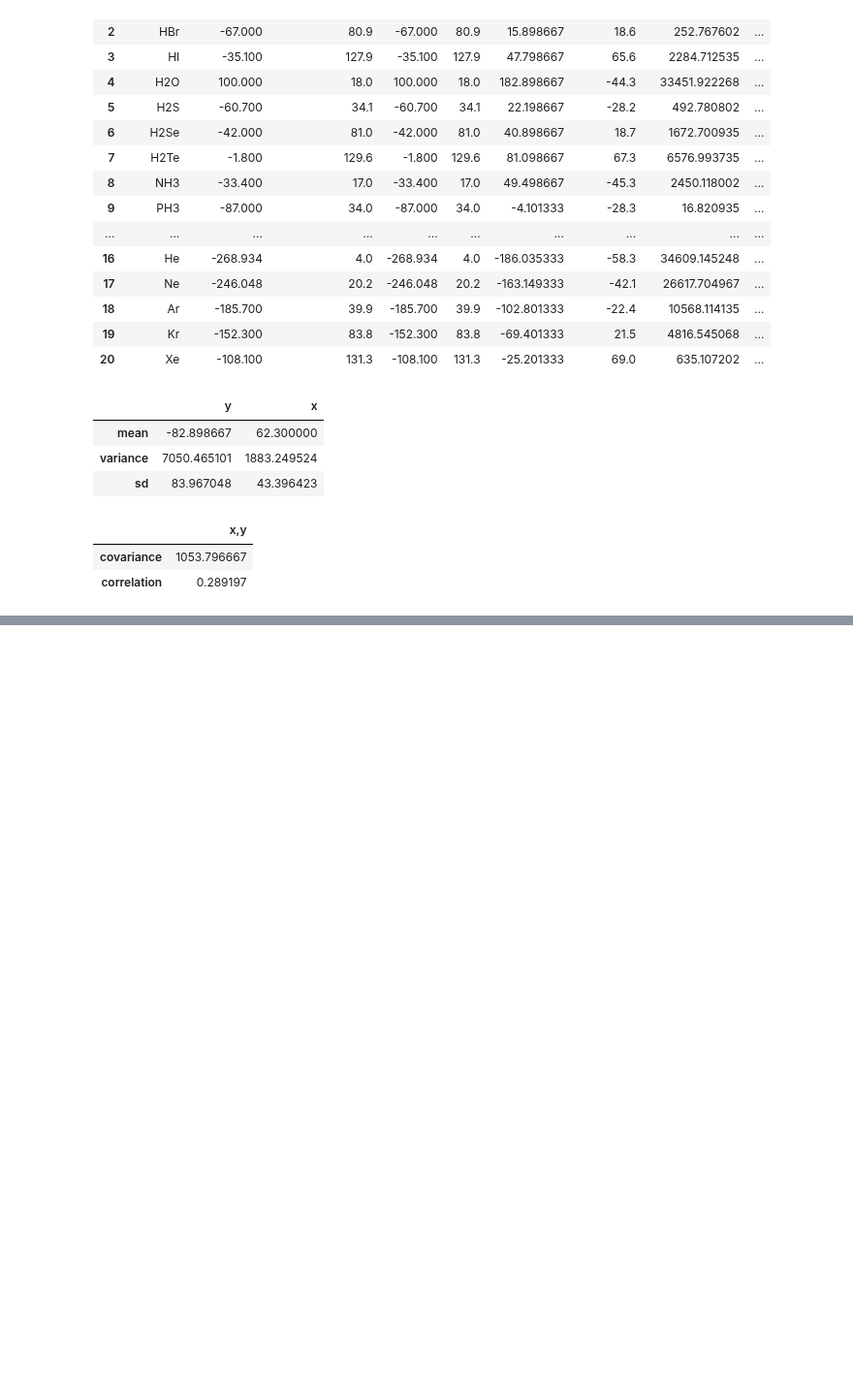
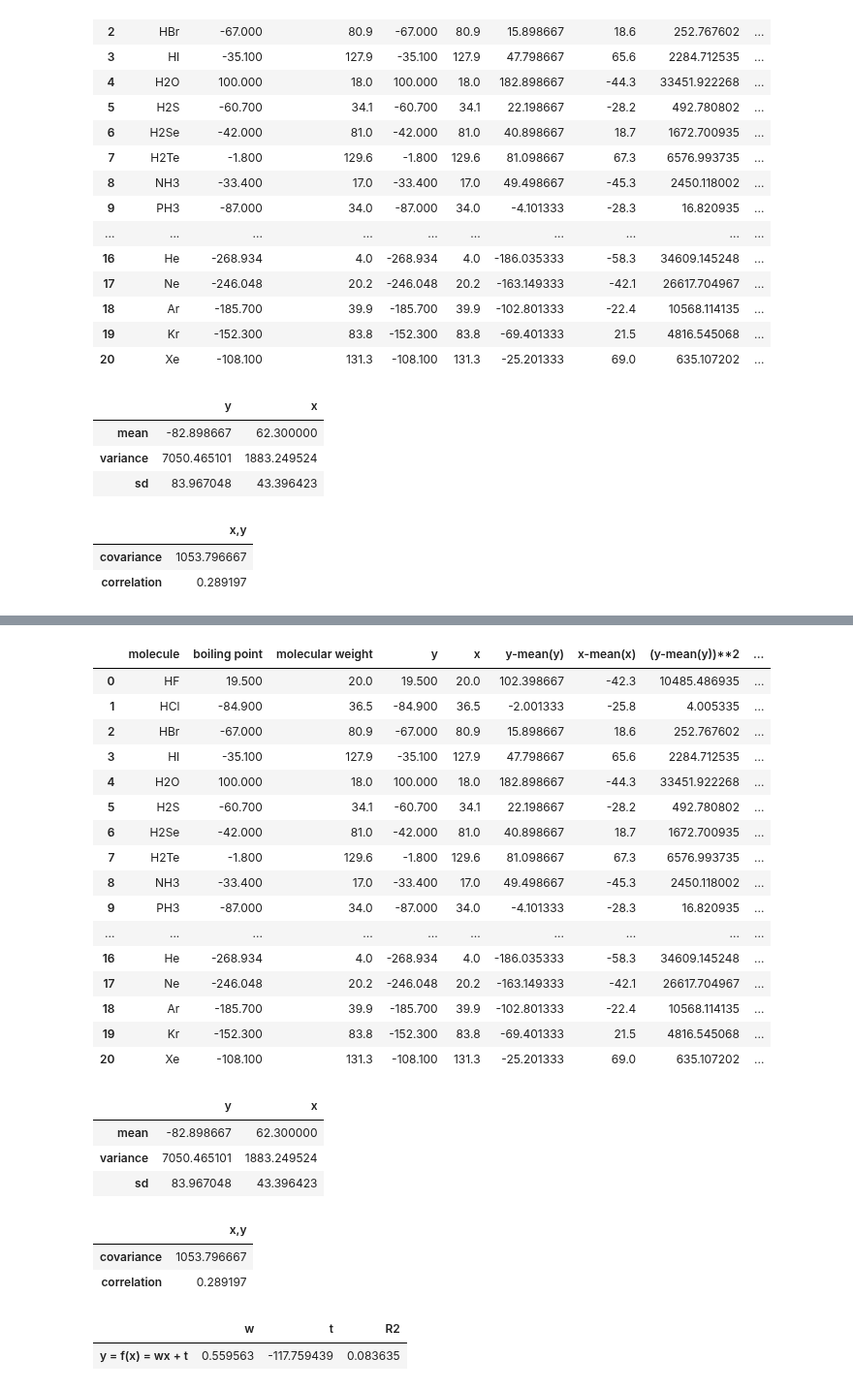
Before and after one commit to maskot1977/ipython_notebook, a Jupyter notebook: 線形回帰を本当はPythonで解きたいけど表計算で解けと言われたので.ipynb, the cells around one changed output, grey strips where cells are left out. Shown at 97% size. Saved outputs shown, nothing was run; the diff lists cells and outputs as text; code cells hidden in the pictures; blank space fills up the shorter version.

```diff
--- a/線形回帰を本当はPythonで解きたいけど表計算で解けと言われたので.ipynb
+++ b/線形回帰を本当はPythonで解きたいけど表計算で解けと言われたので.ipynb
@@ -192,4 +206,13 @@ f([[150], [100]])
 # %% [output]
 array([[-33.8249956],
        [-61.8031433]])
+# %%
+# 決定係数R2
+def r2(xlist, ylist):
+    wa1 = 0.
+    wa2 = 0.
+    for x, y in zip(xlist, ylist):
+        wa1 += (y - f(x))**2
+        wa2 += (y - mean(ylist))**2
+    return 1. - wa1 / wa2
 # %%
@@ -397,0 +441,10 @@ f(150), f(100)
+# %%
+# 回帰直線の式を関数として表現
+def f(x):
+    return w * x + t
+# %%
+excel['f(x)'] = f(excel['x'])
+display(excel, pd.DataFrame([[mean_y, mean_x], [variance_y, variance_x], [sd_y, sd_x]],
+                            columns=['y','x'], index=['mean', 'variance', 'sd']),
+        pd.DataFrame([covar_xy, corr_xy], index=['covariance', 'correlation'], columns=['x,y']),
+        pd.DataFrame([[w, t]], columns=["w", "t"], index=["y = f(x) = wx + t"]))
@@ -397,0 +478,6 @@ f(150), f(100)
+# %%
+excel['(y-f(x))**2'] = (excel['y'] - excel['f(x)'])**2
+display(excel, pd.DataFrame([[mean_y, mean_x], [variance_y, variance_x], [sd_y, sd_x]],
+                            columns=['y','x'], index=['mean', 'variance', 'sd']),
+        pd.DataFrame([covar_xy, corr_xy], index=['covariance', 'correlation'], columns=['x,y']),
+        pd.DataFrame([[w, t]], columns=["w", "t"], index=["y = f(x) = wx + t"]))
@@ -397,0 +511,32 @@ f(150), f(100)
+# %%
+display(excel, pd.DataFrame([[mean_y, mean_x], [variance_y, variance_x], [sd_y, sd_x]],
+                            columns=['y','x'], index=['mean', 'variance', 'sd']),
+        pd.DataFrame([covar_xy, corr_xy], index=['covariance', 'correlation'], columns=['x,y']),
+        pd.DataFrame([[w, t, r2]], columns=["w", "t", "R2"], index=["y = f(x) = wx + t"]))
+# %% [output]
+|  | molecule | boiling point | molecular weight | y | x | y-mean(y) | x-mean(x) | (y-mean(y))**2 | ... |
+| 0 | HF | 19.500 | 20.0 | 19.500 | 20.0 | 102.398667 | -42.3 | 10485.486935 | ... |
+| 1 | HCl | -84.900 | 36.5 | -84.900 | 36.5 | -2.001333 | -25.8 | 4.005335 | ... |
+| 2 | HBr | -67.000 | 80.9 | -67.000 | 80.9 | 15.898667 | 18.6 | 252.767602 | ... |
+| 3 | HI | -35.100 | 127.9 | -35.100 | 127.9 | 47.798667 | 65.6 | 2284.712535 | ... |
+| 4 | H2O | 100.000 | 18.0 | 100.000 | 18.0 | 182.898667 | -44.3 | 33451.922268 | ... |
+| 5 | H2S | -60.700 | 34.1 | -60.700 | 34.1 | 22.198667 | -28.2 | 492.780802 | ... |
+| 6 | H2Se | -42.000 | 81.0 | -42.000 | 81.0 | 40.898667 | 18.7 | 1672.700935 | ... |
+| 7 | H2Te | -1.800 | 129.6 | -1.800 | 129.6 | 81.098667 | 67.3 | 6576.993735 | ... |
+| 8 | NH3 | -33.400 | 17.0 | -33.400 | 17.0 | 49.498667 | -45.3 | 2450.118002 | ... |
+| 9 | PH3 | -87.000 | 34.0 | -87.000 | 34.0 | -4.101333 | -28.3 | 16.820935 | ... |
+| ... | ... | ... | ... | ... | ... | ... | ... | ... | ... |
+| 16 | He | -268.934 | 4.0 | -268.934 | 4.0 | -186.035333 | -58.3 | 34609.145248 | ... |
+| 17 | Ne | -246.048 | 20.2 | -246.048 | 20.2 | -163.149333 | -42.1 | 26617.704967 | ... |
+| 18 | Ar | -185.700 | 39.9 | -185.700 | 39.9 | -102.801333 | -22.4 | 10568.114135 | ... |
+| 19 | Kr | -152.300 | 83.8 | -152.300 | 83.8 | -69.401333 | 21.5 | 4816.545068 | ... |
+| 20 | Xe | -108.100 | 131.3 | -108.100 | 131.3 | -25.201333 | 69.0 | 635.107202 | ... |
+|  | y | x |
+| mean | -82.898667 | 62.300000 |
+| variance | 7050.465101 | 1883.249524 |
+| sd | 83.967048 | 43.396423 |
+|  | x,y |
+| covariance | 1053.796667 |
+| correlation | 0.289197 |
+|  | w | t | R2 |
+| y = f(x) = wx + t | 0.559563 | -117.759439 | 0.083635 |
```
Also changed, not shown: parts of 9 cells of this notebook, 1 other file.
